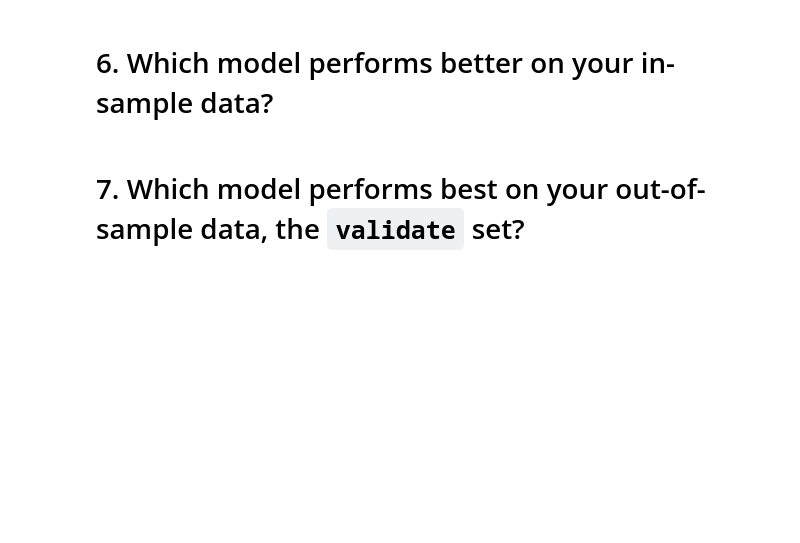
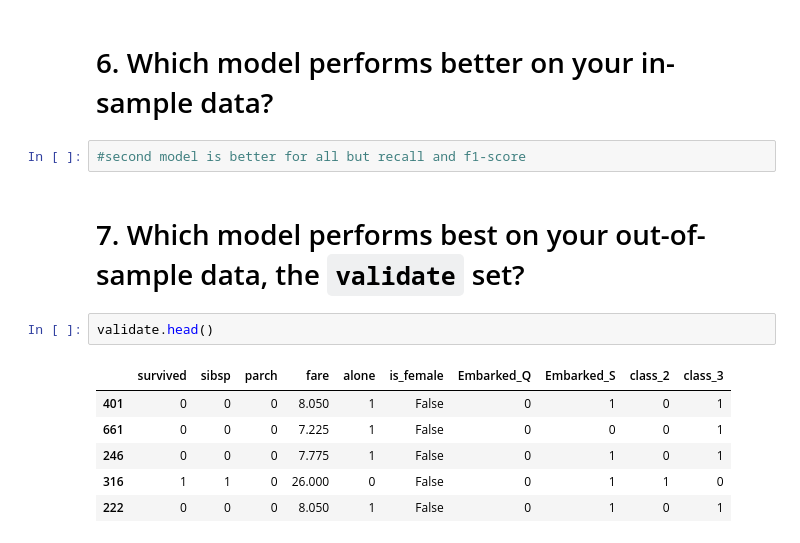
Before and after one commit to o0amandagomez0o/classification-exercises, a Jupyter notebook: model.ipynb, the cells around one changed output. Cells and saved outputs as stored; diff of their text form; blank space fills up the shorter version.

```diff
--- a/model.ipynb
+++ b/model.ipynb
@@ -271,4 +378,15 @@ array([0.79395604, 0.44029851])
 # %% [markdown]
 # 6. Which model performs better on your in-sample data?
+# %%
+#second model is better for all but recall and f1-score
 # %% [markdown]
 # 7. Which model performs best on your out-of-sample data, the `validate` set?
+# %%
+validate.head()
+# %% [output]
+|  | survived | sibsp | parch | fare | alone | is_female | Embarked_Q | Embarked_S | class_2 | class_3 |
+| 401 | 0 | 0 | 0 | 8.050 | 1 | False | 0 | 1 | 0 | 1 |
+| 661 | 0 | 0 | 0 | 7.225 | 1 | False | 0 | 0 | 0 | 1 |
+| 246 | 0 | 0 | 0 | 7.775 | 1 | False | 0 | 1 | 0 | 1 |
+| 316 | 1 | 1 | 0 | 26.000 | 0 | False | 0 | 1 | 1 | 0 |
+| 222 | 0 | 0 | 0 | 8.050 | 1 | False | 0 | 1 | 0 | 1 |
```
Also changed, not shown: parts of 32 cells of this notebook, 2 other files.
